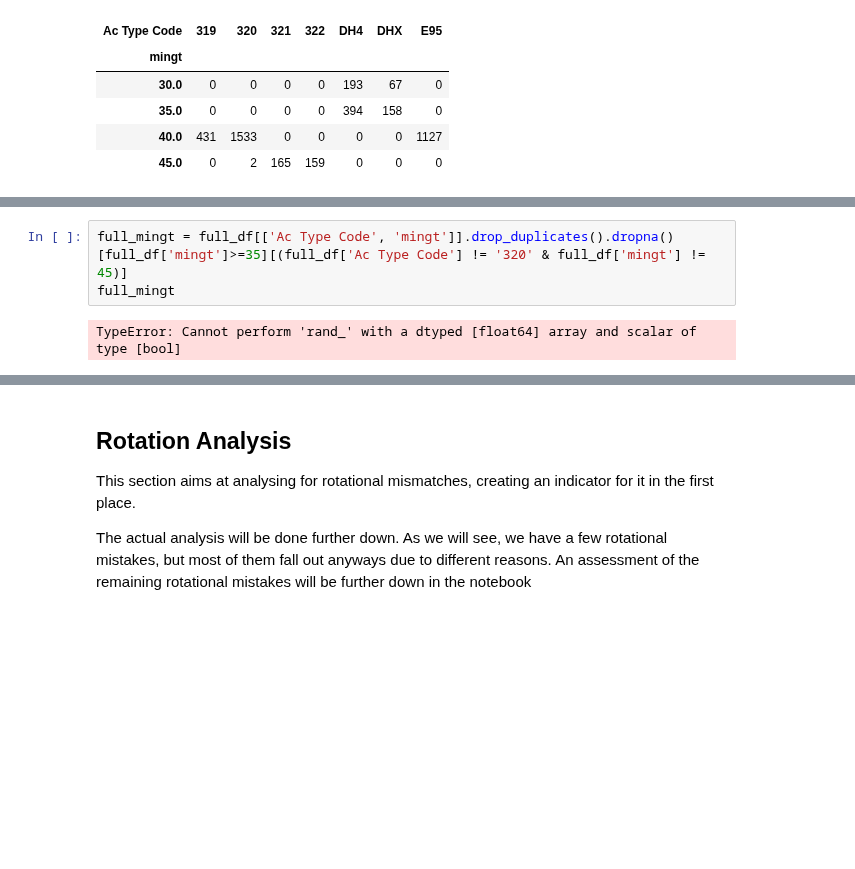
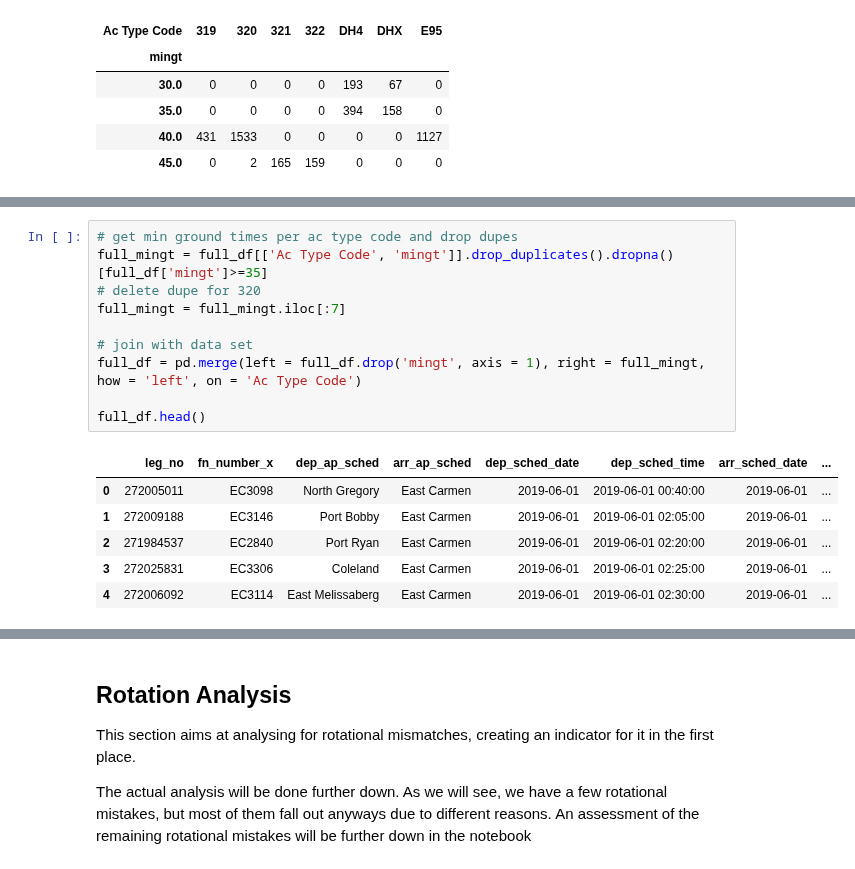
Before and after one commit to Paul1911/Delay-Prediction, a Jupyter notebook: notebooks/1raw_eda.ipynb, the cells around one changed output, grey strips where cells are left out. Drawn from its saved outputs; the diff is of its cells as text; blank space fills up the shorter version.

Commit message:
further feature engineering, especially involving mingt

```diff
--- a/notebooks/1raw_eda.ipynb
+++ b/notebooks/1raw_eda.ipynb
@@ -405,8 +405,20 @@ full_df[full_df['ac_registration_x']=='ECLGAX'].dropna(subset=['mingt'])[full_df
 | 10629 | 272032966 | EC3392 | Port Courtneytown | East Carmen | 2019-06-27 | 2019-06-27 09:20:00 | 2019-06-27 | ... |
 | 10803 | 272033384 | EC3396 | Port Courtneytown | East Carmen | 2019-06-27 | 2019-06-27 16:35:00 | 2019-06-27 | ... |
 | 10904 | 272033747 | EC3400 | Port Courtneytown | East Carmen | 2019-06-28 | 2019-06-28 04:00:00 | 2019-06-28 | ... |
-# %%
-full_mingt = full_df[['Ac Type Code', 'mingt']].drop_duplicates().dropna()[full_df['mingt']>=35][(full_df['Ac Type Code'] != '320' & full_df['mingt'] != 45)]
-full_mingt
-# %% [output]
-TypeError: Cannot perform 'rand_' with a dtyped [float64] array and scalar of type [bool]
+# %%
+# get min ground times per ac type code and drop dupes
+full_mingt = full_df[['Ac Type Code', 'mingt']].drop_duplicates().dropna()[full_df['mingt']>=35]
+# delete dupe for 320
+full_mingt = full_mingt.iloc[:7]
+
+# join with data set
+full_df = pd.merge(left = full_df.drop('mingt', axis = 1), right = full_mingt, how = 'left', on = 'Ac Type Code')
+
+full_df.head()
+# %% [output]
+|  | leg_no | fn_number_x | dep_ap_sched | arr_ap_sched | dep_sched_date | dep_sched_time | arr_sched_date | ... |
+| 0 | 272005011 | EC3098 | North Gregory | East Carmen | 2019-06-01 | 2019-06-01 00:40:00 | 2019-06-01 | ... |
+| 1 | 272009188 | EC3146 | Port Bobby | East Carmen | 2019-06-01 | 2019-06-01 02:05:00 | 2019-06-01 | ... |
+| 2 | 271984537 | EC2840 | Port Ryan | East Carmen | 2019-06-01 | 2019-06-01 02:20:00 | 2019-06-01 | ... |
+| 3 | 272025831 | EC3306 | Coleland | East Carmen | 2019-06-01 | 2019-06-01 02:25:00 | 2019-06-01 | ... |
+| 4 | 272006092 | EC3114 | East Melissaberg | East Carmen | 2019-06-01 | 2019-06-01 02:30:00 | 2019-06-01 | ... |
```
Also changed, not shown: parts of 1 cell of this notebook, 3 other files.
